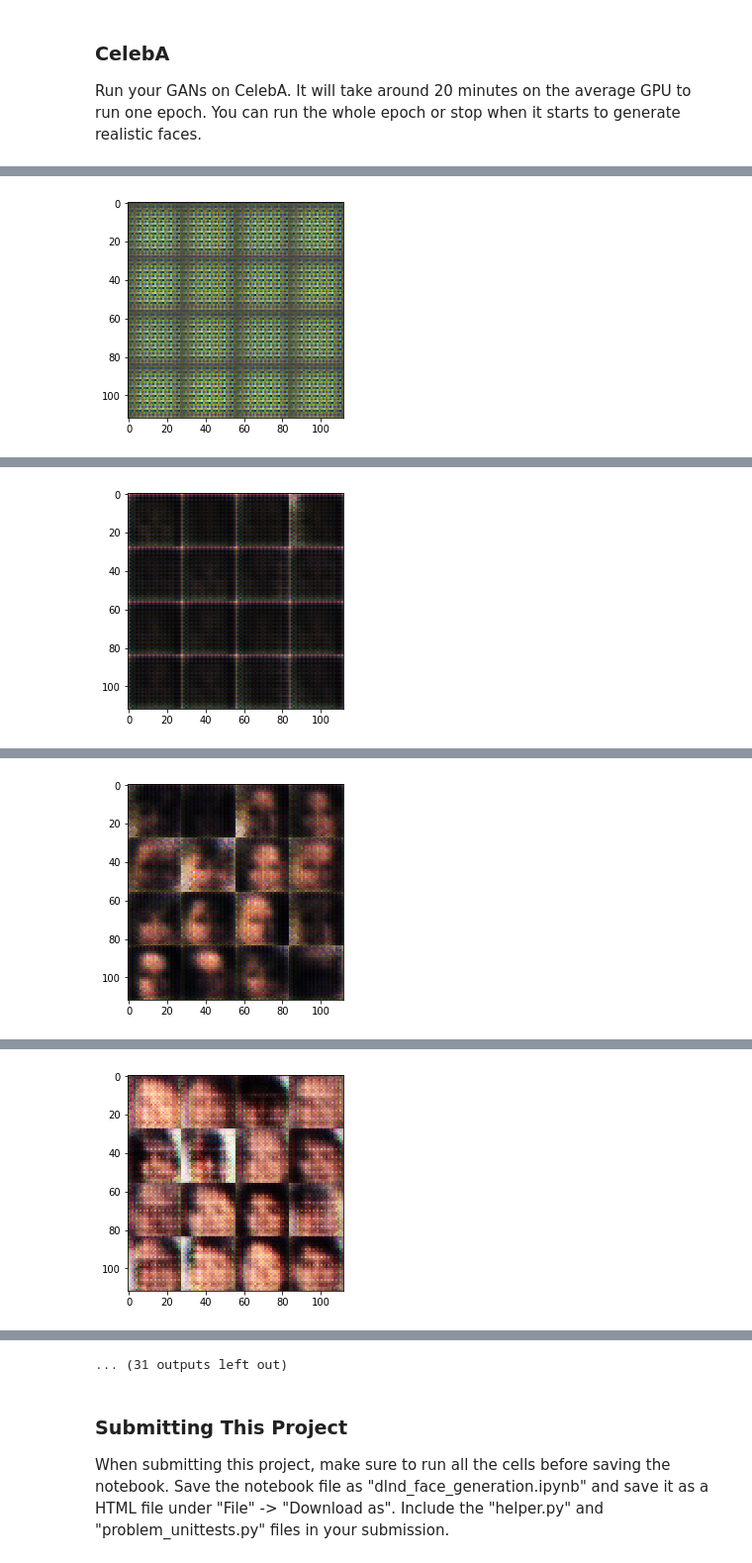
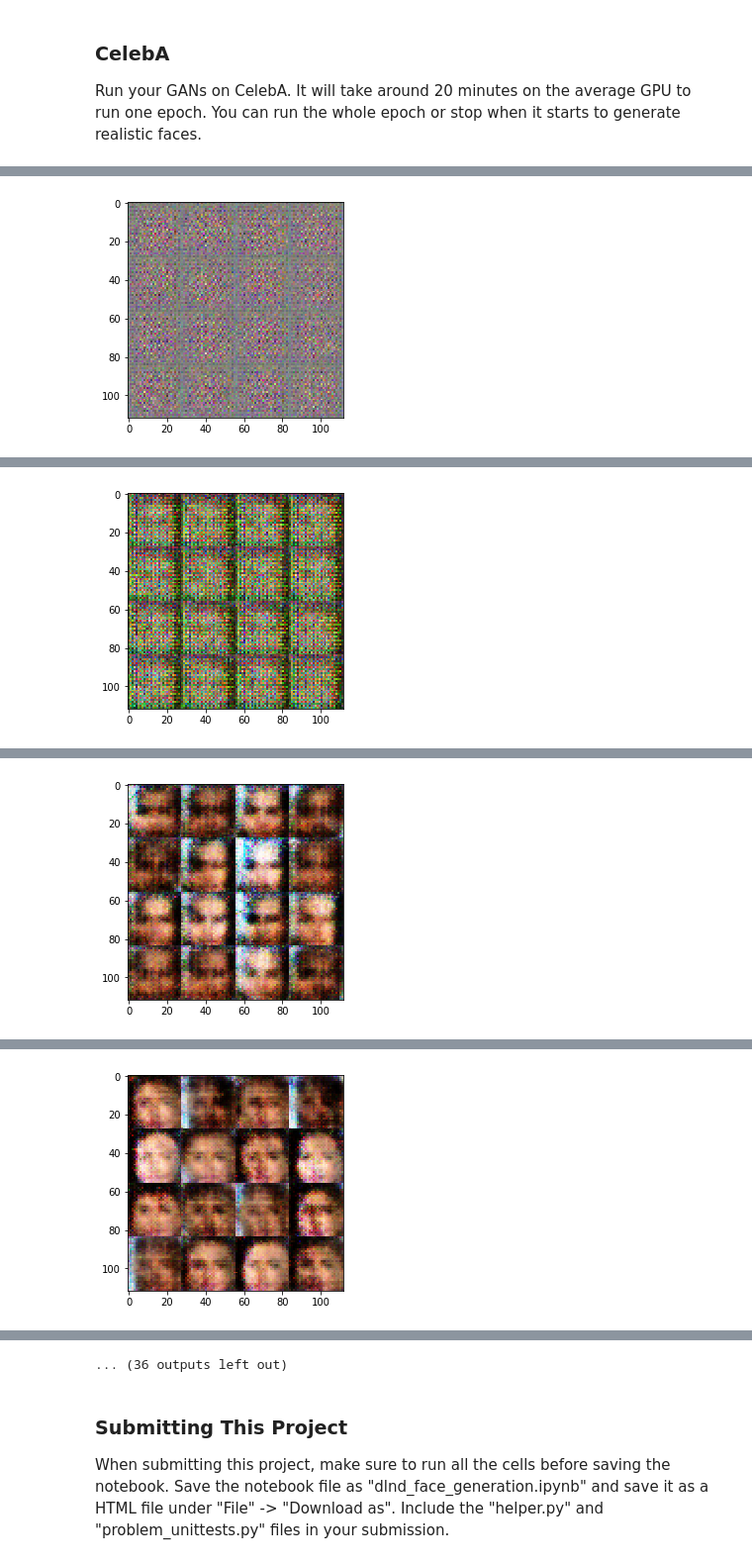
Before and after one commit to aajrami/DLND-Face-Generation, a Jupyter notebook: dlnd_face_generation.ipynb, the cells around one changed output, grey strips where cells are left out. Shown at 99% size. Saved outputs shown, nothing was run; the diff lists cells and outputs as text; code cells hidden in the pictures.

```diff
--- a/dlnd_face_generation.ipynb
+++ b/dlnd_face_generation.ipynb
@@ -143,18 +143,24 @@ def discriminator(images, reuse=False):
     # TODO: Implement Function
 
     with tf.variable_scope('discriminator', reuse=reuse):
-        layer1 = tf.layers.conv2d(images, 32, 5, strides=2, padding='same')
+        layer1 = tf.layers.conv2d(images, 32, 5, strides=2, padding='same', \
+                                  kernel_initializer=tf.contrib.layers.xavier_initializer())
         relu1 = tf.maximum(0.1 * layer1, layer1)
+        relu1 = tf.nn.dropout(relu1, 0.7)
         # 14x14x32
 
-        layer2 = tf.layers.conv2d(relu1, 64, 5, strides=2, padding='same')
+        layer2 = tf.layers.conv2d(relu1, 64, 5, strides=2, padding='same', \
+                                  kernel_initializer=tf.contrib.layers.xavier_initializer())
         layer2 = tf.layers.batch_normalization(layer2, training=True)
         relu2 = tf.maximum(0.1 * layer2, layer2)
+        relu2 = tf.nn.dropout(relu2, 0.7)
         # 7x7x64
 
-        layer3 = tf.layers.conv2d(relu2, 128, 5, strides=2, padding='same')
+        layer3 = tf.layers.conv2d(relu2, 128, 5, strides=2, padding='same', \
+                                  kernel_initializer=tf.contrib.layers.xavier_initializer())
         layer3 = tf.layers.batch_normalization(layer3, training=True)
         relu3 = tf.maximum(0.1 * layer3, layer3)
+        relu3 = tf.nn.dropout(relu3, 0.7)
         # 4x4x128
 
         # Flatten it
@@ -192,21 +198,28 @@ def generator(z, out_channel_dim, is_train=True):
         layer1 = tf.reshape(layer1, (-1, 7, 7, 512))
         layer1 = tf.layers.batch_normalization(layer1, training=is_train)
         layer1 = tf.maximum(0.1 * layer1, layer1)
+        layer1 = tf.nn.dropout(layer1, 0.8)
         # 7x7x512 now
 
-        layer2 = tf.layers.conv2d_transpose(layer1, 256, 5, strides=2, padding='same')
+        layer2 = tf.layers.conv2d_transpose(layer1, 256, 5, strides=2, padding='same', \
+                                            kernel_initializer=tf.contrib.layers.xavier_initializer())
         layer2 = tf.layers.batch_normalization(layer2, training=is_train)
         layer2 = tf.maximum(0.1 * layer2, layer2)
+        layer2 = tf.nn.dropout(layer2, 0.8)
         # 14x14x256 now
 
-        layer3 = tf.layers.conv2d_transpose(layer2, 128, 5, strides=1, padding='same')
+        layer3 = tf.layers.conv2d_transpose(layer2, 128, 5, strides=1, padding='same', \
+                                            kernel_initializer=tf.contrib.layers.xavier_initializer())
         layer3 = tf.layers.batch_normalization(layer3, training=is_train)
         layer3 = tf.maximum(0.1 * layer3, layer3)
+        layer3 = tf.nn.dropout(layer3, 0.8)
         # 14x14x128 now
 
-        layer4 = tf.layers.conv2d_transpose(layer3, 64, 5, strides=1, padding='same')
+        layer4 = tf.layers.conv2d_transpose(layer3, 64, 5, strides=1, padding='same', \
+                                            kernel_initializer=tf.contrib.layers.xavier_initializer())
         layer4 = tf.layers.batch_normalization(layer4, training=is_train)
         layer4 = tf.maximum(0.1 * layer4, layer4)
+        layer4 = tf.nn.dropout(layer4, 0.8)
         # 14x14x64 now
 
         # Output layer
@@ -246,7 +259,7 @@ def model_loss(input_real, input_z, out_channel_dim):
     d_model_fake, d_logits_fake = discriminator(g_model, reuse=True)
 
     d_loss_real = tf.reduce_mean(
-        tf.nn.sigmoid_cross_entropy_with_logits(logits=d_logits_real, labels=tf.ones_like(d_model_real)))
+        tf.nn.sigmoid_cross_entropy_with_logits(logits=d_logits_real, labels=tf.ones_like(d_model_real)*0.9))
     d_loss_fake = tf.reduce_mean(
         tf.nn.sigmoid_cross_entropy_with_logits(logits=d_logits_fake, labels=tf.zeros_like(d_model_fake)))
     g_loss = tf.reduce_mean(
@@ -368,6 +381,7 @@ def train(epoch_count, batch_size, z_dim, learning_rate, beta1, get_batches, dat
                 # Run optimizers
                 _ = sess.run(d_opt, feed_dict={input_real: batch_images, input_z: batch_z, input_lr: learning_rate})
                 _ = sess.run(g_opt, feed_dict={input_real: batch_images, input_z: batch_z, input_lr: learning_rate})
+                _ = sess.run(g_opt, feed_dict={input_real: batch_images, input_z: batch_z, input_lr: learning_rate})
 
                 if steps % 10 == 0 or steps == 1:
                     # At the end of each epoch, get the losses and print them out
@@ -462,9 +476,9 @@ Epoch 1/2... Discriminator Loss: 1.2809... Generator Loss: 1.2916
 ### CelebA
 Run your GANs on CelebA.  It will take around 20 minutes on the average GPU to run one epoch.  You can run the whole epoch or stop when it starts to generate realistic faces.
 # %%
-batch_size = 100
+batch_size = 64
 z_dim = 128
-learning_rate = 0.001
+learning_rate = 0.0003
 beta1 = 0.5
 
 
@@ -482 +496 @@ Epoch 1/1... Discriminator Loss: 4.8411... Generator Loss: 0.0110
-[figure, old version]
+[figure, new version]
@@ -493 +507 @@ Epoch 1/1... Discriminator Loss: 1.6309... Generator Loss: 0.7389
-[figure, old version]
+[figure, new version]
@@ -504 +518 @@ Epoch 1/1... Discriminator Loss: 1.4309... Generator Loss: 0.6890
-[figure, old version]
+[figure, new version]
@@ -515 +529 @@ Epoch 1/1... Discriminator Loss: 1.5423... Generator Loss: 0.6754
-[figure, old version]
+[figure, new version]
@@ -538,4 +552,4 @@ Epoch 1/1... Discriminator Loss: 1.2387... Generator Loss: 0.8247
-... (31 outputs left out)
+... (36 outputs left out)
 # %% [markdown]
 ### Submitting This Project
 When submitting this project, make sure to run all the cells before saving the notebook. Save the notebook file as "dlnd_face_generation.ipynb" and save it as a HTML file under "File" -> "Download as". Include the "helper.py" and "problem_unittests.py" files in your submission.
```
Also changed, not shown: parts of 2 cells of this notebook, 2 other files.
